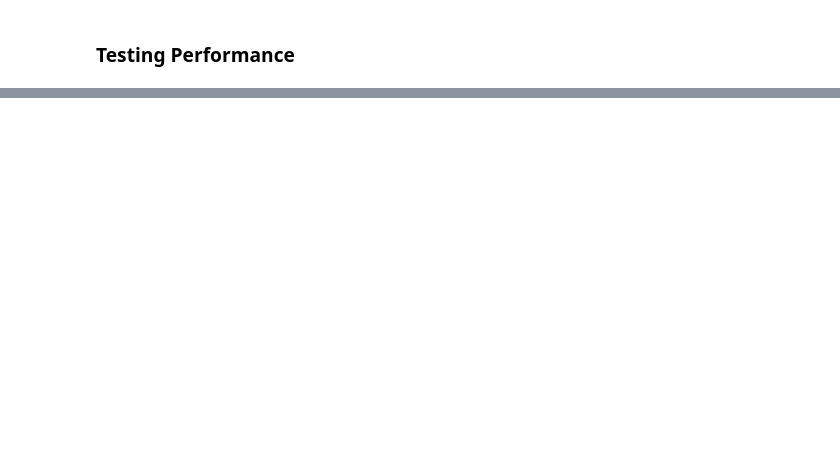
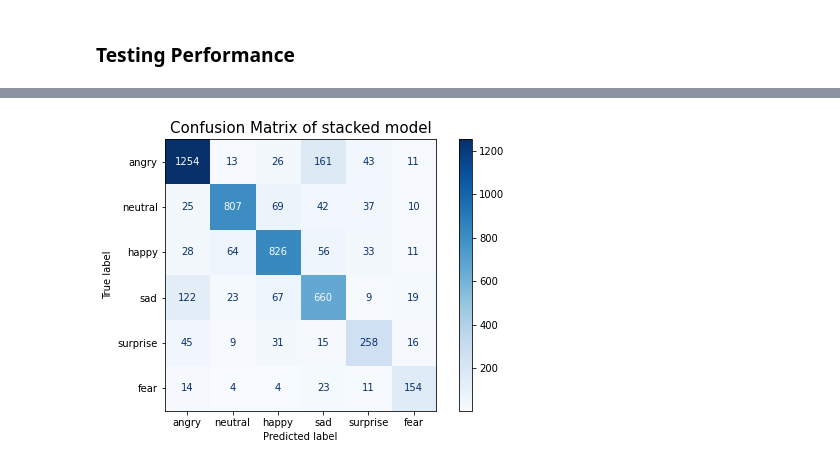
Before and after one commit to Jace-Yang/Multiclass_Sentiment_Classification_Chinese, a Jupyter notebook: Evaluating.ipynb, the cells around one changed output, grey strips where cells are left out. Drawn from its saved outputs; the diff is of its cells as text; code cells hidden in the pictures; blank space fills up the shorter version.

```diff
--- a/Evaluating.ipynb
+++ b/Evaluating.ipynb
@@ -290,0 +296,10 @@ happy
+# %%
+model = stacked_model
+y_test = []
+pred = []
+for (word_ids, token_types, attention_masks, y) in test_datagen:
+    word_ids, token_types, attention_masks, y = word_ids.to(DEVICE), token_types.to(DEVICE), attention_masks.to(DEVICE), y.to(DEVICE)
+    with torch.no_grad():
+        y_ = model(word_ids, token_type_ids=token_types, attention_mask=attention_masks)
+    y_test += y.squeeze().tolist()
+    pred += y_.argmax(dim=1).tolist() # Obtain the maximum probability
@@ -290,0 +314,14 @@ happy
+# %%
+fig, ax = plt.subplots(figsize=(8, 5))
+label_order = ['angry', 'neutral', 'happy', 'sad', 'surprise', 'fear']
+label_code_order = [LABEL_DICT[name] for name in label_order]
+cm = confusion_matrix(y_test, pred, labels=label_code_order)
+ConfusionMatrixDisplay(cm, display_labels = label_order) \
+    .plot(cmap=plt.cm.Blues,
+          values_format='g',
+          ax=ax)
+plt.title('Confusion Matrix of stacked model', {'fontsize': 15})
+plt.savefig('output/matrix.png', dpi=450)
+plt.show()
+# %% [output]
+[figure, added]
```
Also changed, not shown: parts of 25 cells of this notebook, 44 other files.
